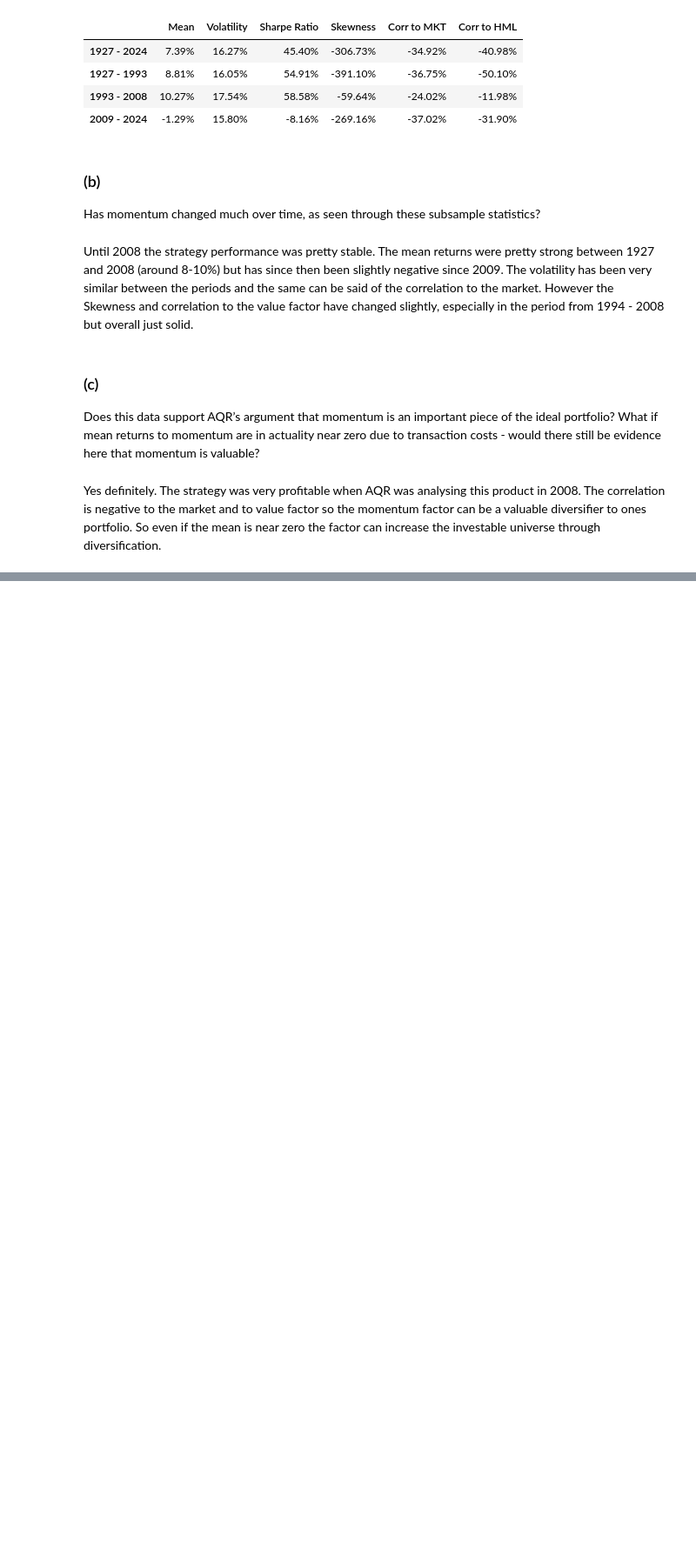
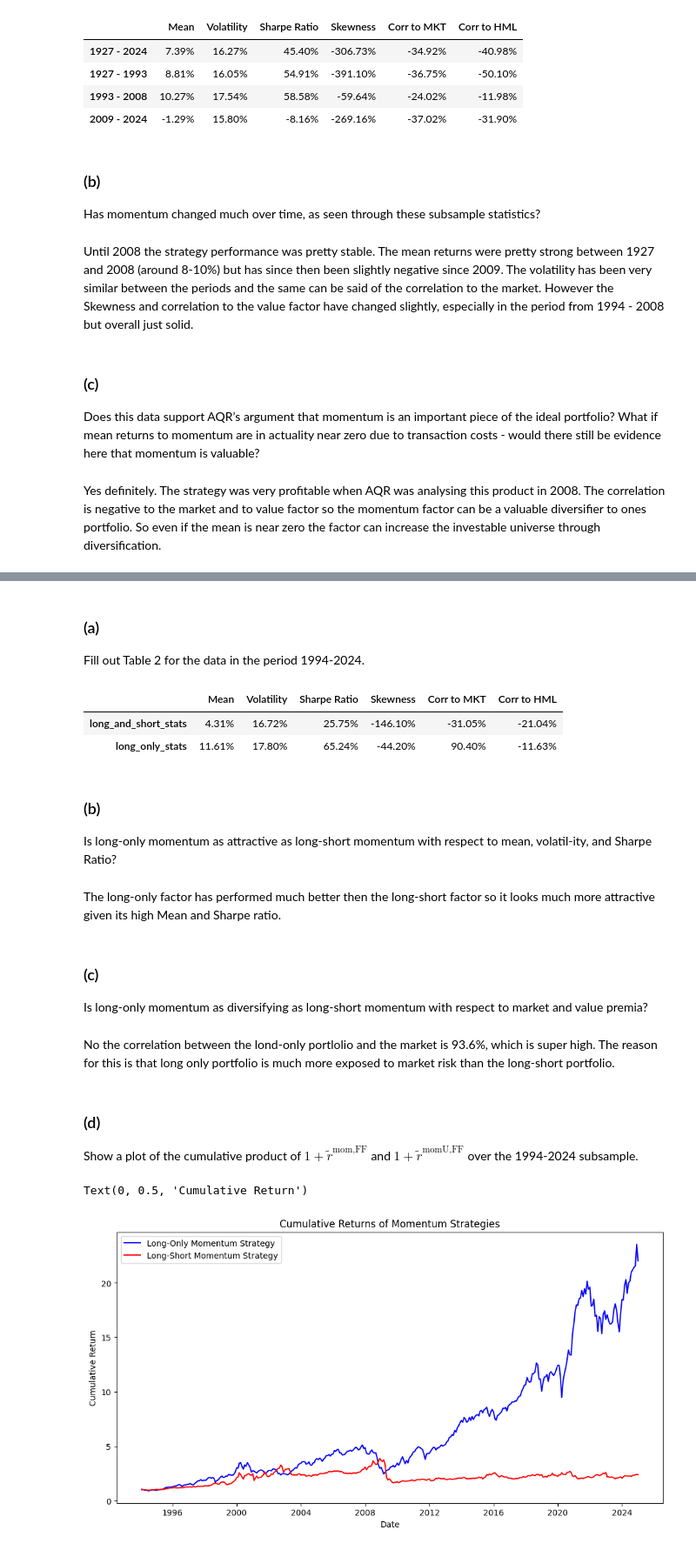
Before and after one commit to amclaugh26/PortfolioHomeworkGroupB, a Jupyter notebook: Assignment_6/Momentum_Strategies.ipynb, the cells around one changed output, grey strips where cells are left out. Shown at 87% size. Saved outputs shown, nothing was run; the diff lists cells and outputs as text; code cells hidden in the pictures; blank space fills up the shorter version.

```diff
--- a/Assignment_6/Momentum_Strategies.ipynb
+++ b/Assignment_6/Momentum_Strategies.ipynb
@@ -32,7 +32,7 @@ SMB_rets = factor_rets['SMB']
 HML_rets = factor_rets['HML']
 
 UMD_rets_df = pd.read_excel('data/momentum_data.xlsx', sheet_name='momentum (excess returns)').set_index('Date')
-UMD_rets = UMD_rets_df['UMD']
+mom_rets = UMD_rets_df['UMD']
 
 deciles_rets = pd.read_excel('data/momentum_data.xlsx', sheet_name='deciles (total returns)').set_index('Date')
 size_sorts_rets = pd.read_excel('data/momentum_data.xlsx', sheet_name='size_sorts (total returns)').set_index('Date')
@@ -98,0 +114,46 @@ Yes definitely. The strategy was very profitable when AQR was analysing this pro
+# %% [markdown]
+### (a)
+
+Fill out Table 2 for the data in the period 1994-2024.
+# %%
+# Constructing long-only momentum strategy
+momU_FF_rets = 0.5 * (size_sorts_rets['BIG HiPRIOR'] + size_sorts_rets['SMALL HiPRIOR']) - r_f
+# %%
+stats = {}
+stats['long_and_short_stats'] = calculate_statistics(mom_rets['1994-01-01':'2024-12-31'])
+stats['long_only_stats'] = calculate_statistics(momU_FF_rets['1994-01-01':'2024-12-31'])
+stats_df = pd.DataFrame(stats).T
+display(stats_df.style.format("{:.2%}"))
+# %% [output]
+|  | Mean | Volatility | Sharpe Ratio | Skewness | Corr to MKT | Corr to HML |
+| long_and_short_stats | 4.31% | 16.72% | 25.75% | -146.10% | -31.05% | -21.04% |
+| long_only_stats | 11.61% | 17.80% | 65.24% | -44.20% | 90.40% | -11.63% |
+# %% [markdown]
+### (b)
+
+Is long-only momentum as attractive as long-short momentum with respect to mean, volatil-ity, and Sharpe Ratio?
+# %% [markdown]
+The long-only factor has performed much better then the long-short factor so it looks much more attractive given its high Mean and Sharpe ratio.
+# %% [markdown]
+### (c)
+
+Is long-only momentum as diversifying as long-short momentum with respect to market and value premia?
+# %% [markdown]
+No the correlation between the lond-only portlolio and the market is 93.6%, which is super high. The reason for this is that long only portfolio is much more exposed to market risk than the long-short portfolio.
+# %% [markdown]
+### (d)
+
+Show a plot of the cumulative product of $1 + \tilde{r}^{\text{mom,FF}}$ and $1 + \tilde{r}^{\text{momU,FF}}$ over the 1994-2024 subsample.
+# %%
+long_only_prices = (1 + momU_FF_rets['1994-01-01':'2024-12-31']).cumprod()
+long_short_prices = (1 + mom_rets['1994-01-01':'2024-12-31']).cumprod()
+plt.figure(figsize=(12, 6))
+plt.plot(long_only_prices, label='Long-Only Momentum Strategy', color='blue')
+plt.plot(long_short_prices, label='Long-Short Momentum Strategy', color='red')
+plt.legend()
+plt.title('Cumulative Returns of Momentum Strategies')
+plt.xlabel('Date')
+plt.ylabel('Cumulative Return')
+# %% [output]
+Text(0, 0.5, 'Cumulative Return')
+[figure, added]
```
Also changed, not shown: parts of 4 cells of this notebook.
